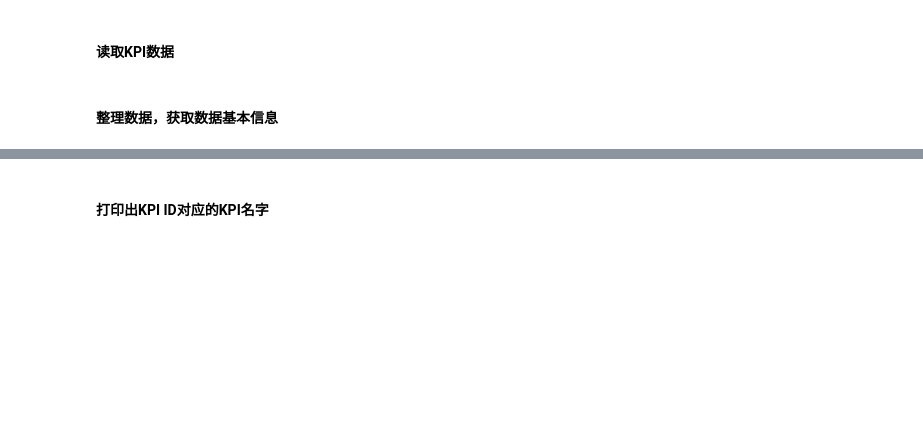
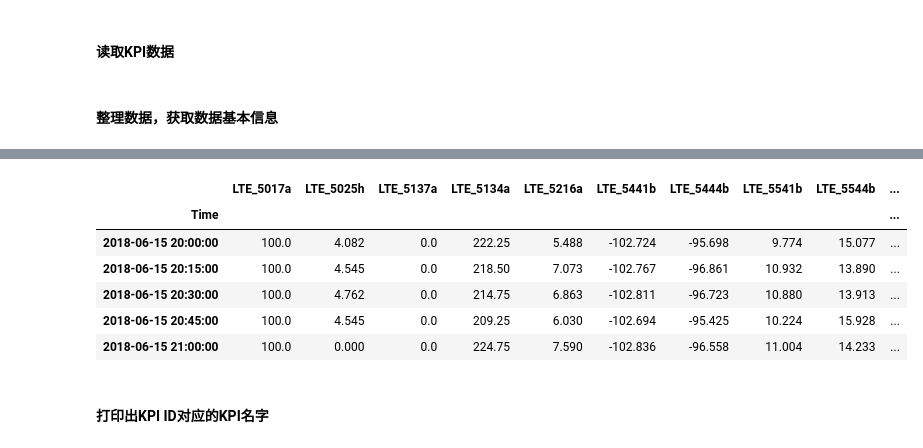
Before and after one commit to w26738/NSB, a Jupyter notebook: kpi_analyzer.ipynb, the cells around one changed output, grey strips where cells are left out. Saved outputs shown, nothing was run; the diff lists cells and outputs as text; code cells hidden in the pictures; blank space fills up the shorter version.

```diff
--- a/kpi_analyzer.ipynb
+++ b/kpi_analyzer.ipynb
@@ -79,7 +79,8 @@ def fill_na_data(data):
     imputer = Imputer(strategy='median')
     imputer.fit(data)
     X = imputer.transform(data)
-    data = pd.DataFrame(X, columns=data.columns)
+    # imputer只对数据处理，会删除column和index name，转化为dataframe需要重新添加column name和index name
+    data = pd.DataFrame(X, columns=data.columns, index=data.index)
     # np.where(data.isnull())
 
     return data
@@ -97,6 +98,7 @@ def clean_up_data(data):
 
     # 如果某些列不全部都是NA值，使用中位数填充NA值
     data = fill_na_data(data)
+    print(data.head())
 
     return data
 # %% [markdown]
@@ -125,6 +127,16 @@ LTE_5544b    336 non-null float64
 50%    100.000000        0.0      100.0
 75%    100.000000        0.0      100.0
 max    100.000000        0.0      100.0
+# %%
+kpi_data.head()
+# %% [output]
+|  | LTE_5017a | LTE_5025h | LTE_5137a | LTE_5134a | LTE_5216a | LTE_5441b | LTE_5444b | LTE_5541b | LTE_5544b | ... |
+| Time |  |  |  |  |  |  |  |  |  | ... |
+| 2018-06-15 20:00:00 | 100.0 | 4.082 | 0.0 | 222.25 | 5.488 | -102.724 | -95.698 | 9.774 | 15.077 | ... |
+| 2018-06-15 20:15:00 | 100.0 | 4.545 | 0.0 | 218.50 | 7.073 | -102.767 | -96.861 | 10.932 | 13.890 | ... |
+| 2018-06-15 20:30:00 | 100.0 | 4.762 | 0.0 | 214.75 | 6.863 | -102.811 | -96.723 | 10.880 | 13.913 | ... |
+| 2018-06-15 20:45:00 | 100.0 | 4.545 | 0.0 | 209.25 | 6.030 | -102.694 | -95.425 | 10.224 | 15.928 | ... |
+| 2018-06-15 21:00:00 | 100.0 | 0.000 | 0.0 | 224.75 | 7.590 | -102.836 | -96.558 | 11.004 | 14.233 | ... |
 # %% [markdown]
 #### 打印出KPI ID对应的KPI名字
 # %%
```
Also changed, not shown: parts of 9 cells of this notebook.
